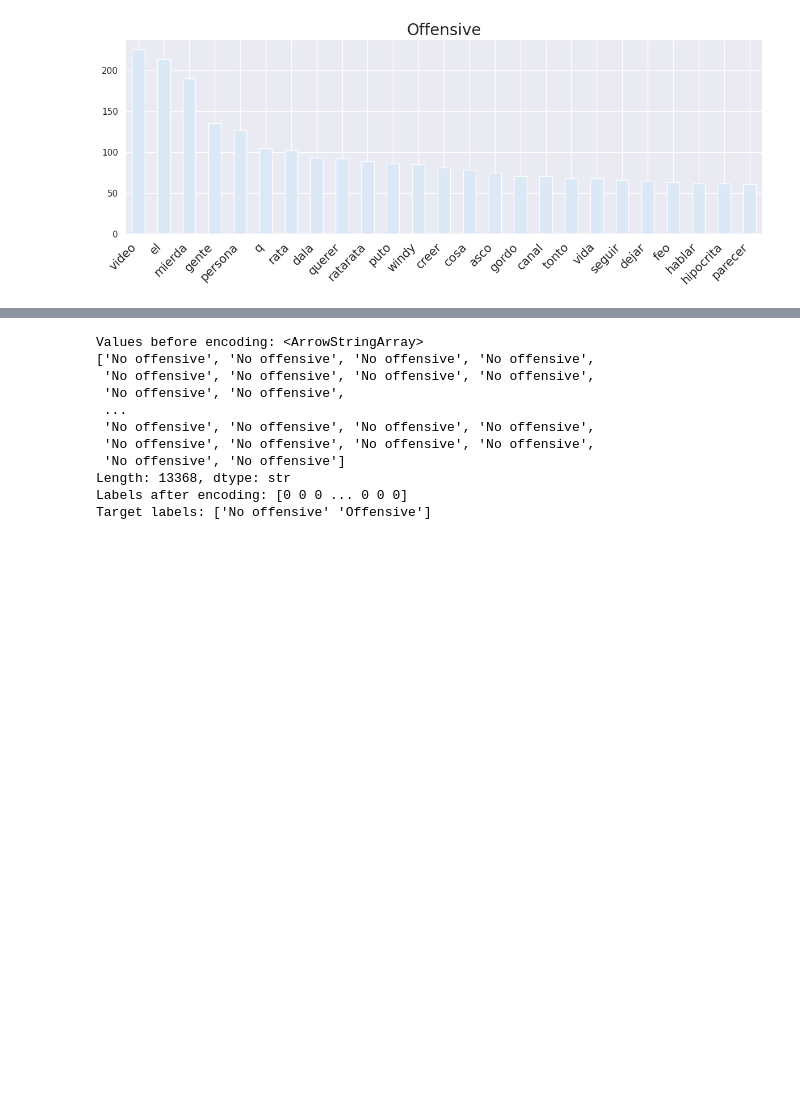
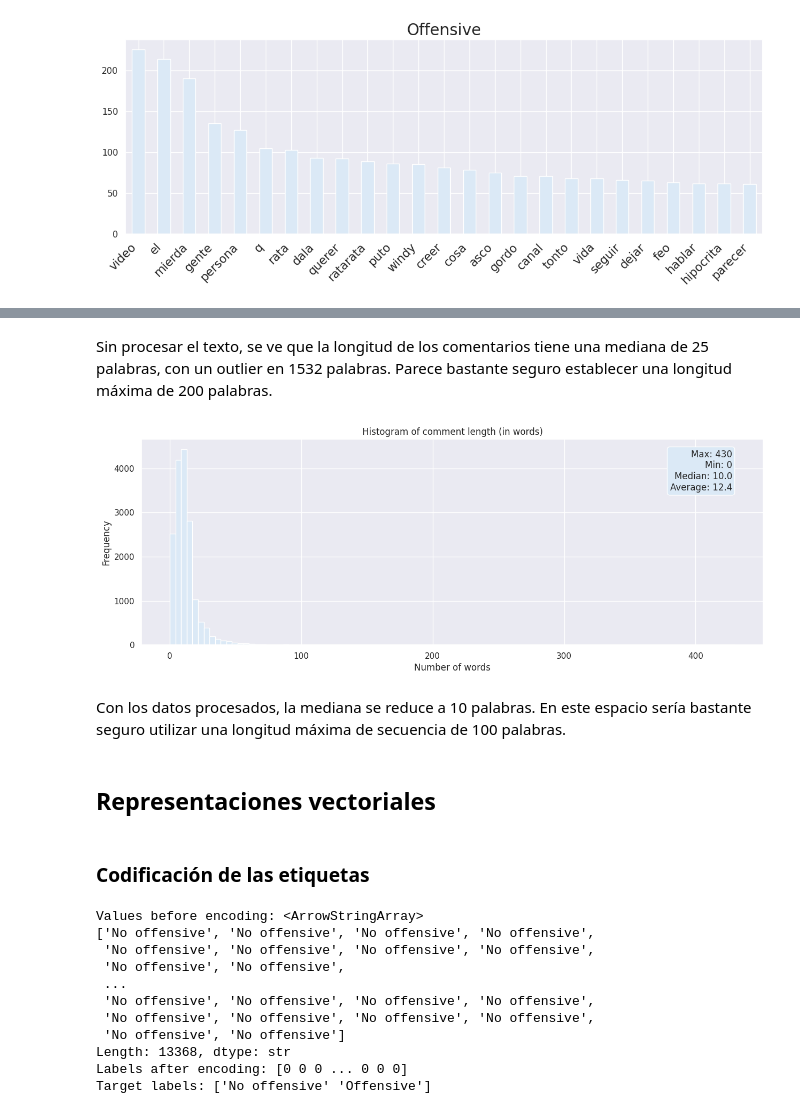
Before and after one commit to jeferal/nn_notebooks, a Jupyter notebook: final/intro_ml.ipynb, the cells around one changed output, grey strips where cells are left out. Saved outputs shown, nothing was run; the diff lists cells and outputs as text; code cells hidden in the pictures; blank space fills up the shorter version.

```diff
--- a/final/intro_ml.ipynb
+++ b/final/intro_ml.ipynb
@@ -289,3 +369,43 @@ for ii, text in enumerate(grouped_df.text):
+# %% [markdown]
+Sin procesar el texto, se ve que la longitud de los comentarios tiene una mediana de 25 palabras, con un outlier en 1532 palabras. Parece bastante seguro establecer una longitud máxima de 200 palabras.
+# %%
+import matplotlib.pyplot as plt
+
+# Count words in each string
+word_counts = dataset.clean_comment.str.split().str.len()
+
+# Calculate statistics
+max_len = word_counts.max()
+min_len = word_counts.min()
+median_len = word_counts.median()
+avg_len = word_counts.mean()
+
+# Plot histogram
+word_counts.plot.hist(bins=100)
+plt.xlabel('Number of words')
+plt.ylabel('Frequency')
+plt.title('Histogram of comment length (in words)')
+
+# Add statistics as text box
+stats_text = (f'Max: {max_len}\n'
+              f'Min: {min_len}\n'
+              f'Median: {median_len:.1f}\n'
+              f'Average: {avg_len:.1f}')
+plt.text(0.95, 0.95, stats_text,
+         transform=plt.gca().transAxes,
+         verticalalignment='top',
+         horizontalalignment='right',
+         bbox=dict(boxstyle='round'))
+
+plt.show()
+# %% [output]
+[figure, added]
+# %% [markdown]
+Con los datos procesados, la mediana se reduce a 10 palabras. En este espacio sería bastante seguro utilizar una longitud máxima de secuencia de 100 palabras.
+# %% [markdown]
+## Representaciones vectoriales
+# %% [markdown]
+### Codificación de las etiquetas
 # %%
 X_train = dataset[0:len(training_set)][["comment_id", "clean_comment"]]
 y_train = dataset[0:len(training_set)][["joint_label"]]
```
Also changed, not shown: parts of 56 cells of this notebook.
